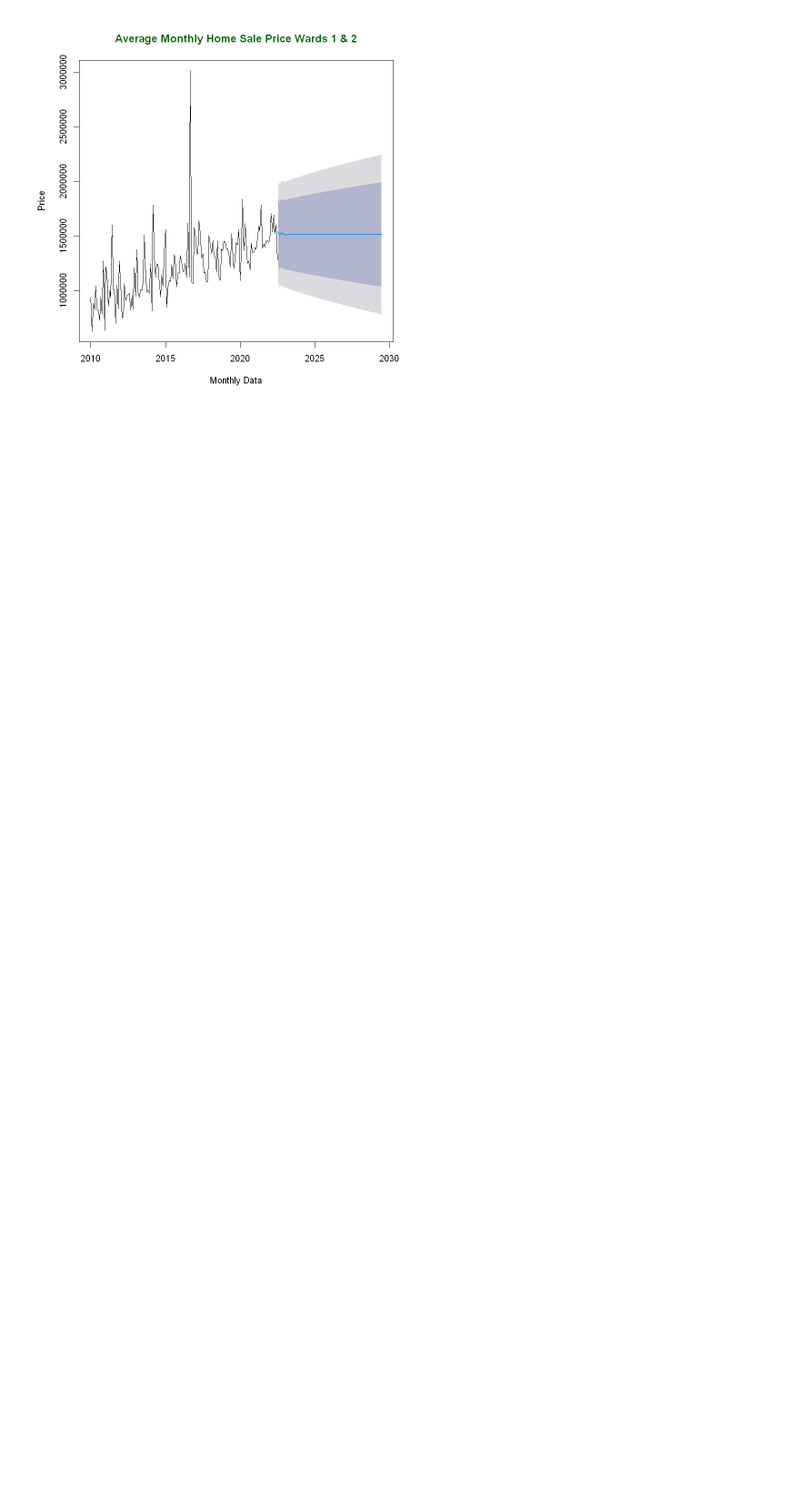
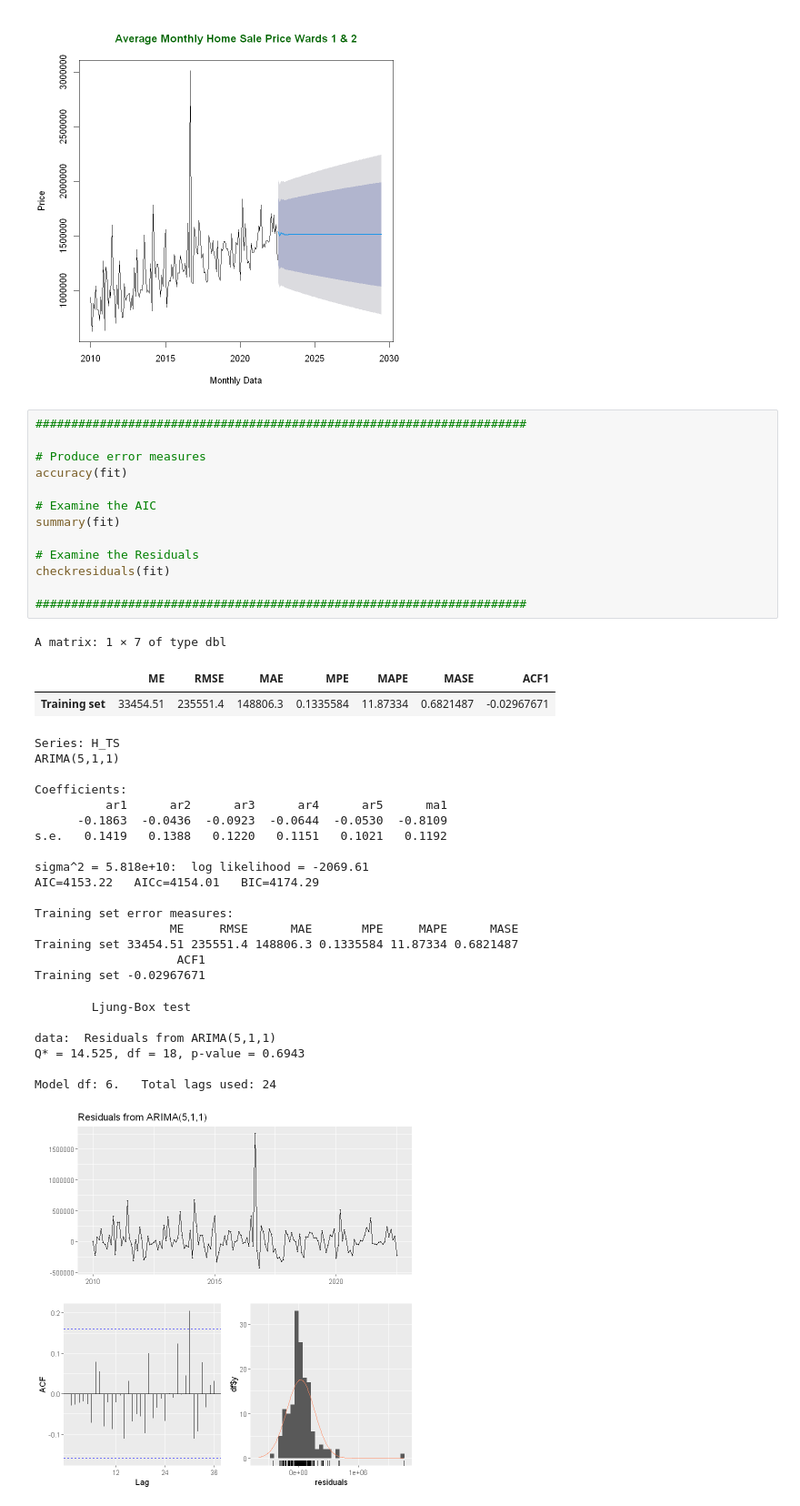
Before and after one commit to batesjay87/Jay-H-DAAN-888, a Jupyter notebook: Future Price Time Series W 1 2.ipynb, the cells around one changed output. Shown at 91% size. Cells and saved outputs as stored; diff of their text form; blank space fills up the shorter version.

```diff
--- a/Future Price Time Series W 1 2.ipynb
+++ b/Future Price Time Series W 1 2.ipynb
@@ -637,3 +777,43 @@ May 2029        1511570 1036100 1987041  784400.6 2238740
 Jun 2029        1511570 1034369 1988772  781753.5 2241387
 Jul 2029        1511570 1032644 1990496  779115.9 2244025
 [figure]
+# %%
+#####################################################################
+
+# Produce error measures
+accuracy(fit)
+
+# Examine the AIC
+summary(fit)
+
+# Examine the Residuals
+checkresiduals(fit)
+
+#####################################################################
+# %% [output]
+A matrix: 1 × 7 of type dbl
+|  | ME | RMSE | MAE | MPE | MAPE | MASE | ACF1 |
+| Training set | 33454.51 | 235551.4 | 148806.3 | 0.1335584 | 11.87334 | 0.6821487 | -0.02967671 |
+Series: H_TS
+ARIMA(5,1,1)
+
+Coefficients:
+          ar1      ar2      ar3      ar4      ar5      ma1
+      -0.1863  -0.0436  -0.0923  -0.0644  -0.0530  -0.8109
+s.e.   0.1419   0.1388   0.1220   0.1151   0.1021   0.1192
+
+sigma^2 = 5.818e+10:  log likelihood = -2069.61
+AIC=4153.22   AICc=4154.01   BIC=4174.29
+
+Training set error measures:
+                   ME     RMSE      MAE       MPE     MAPE      MASE
+Training set 33454.51 235551.4 148806.3 0.1335584 11.87334 0.6821487
+                    ACF1
+Training set -0.02967671
+        Ljung-Box test
+
+data:  Residuals from ARIMA(5,1,1)
+Q* = 14.525, df = 18, p-value = 0.6943
+
+Model df: 6.   Total lags used: 24
+[figure, added]
```
Also changed, not shown: parts of 6 cells of this notebook.
